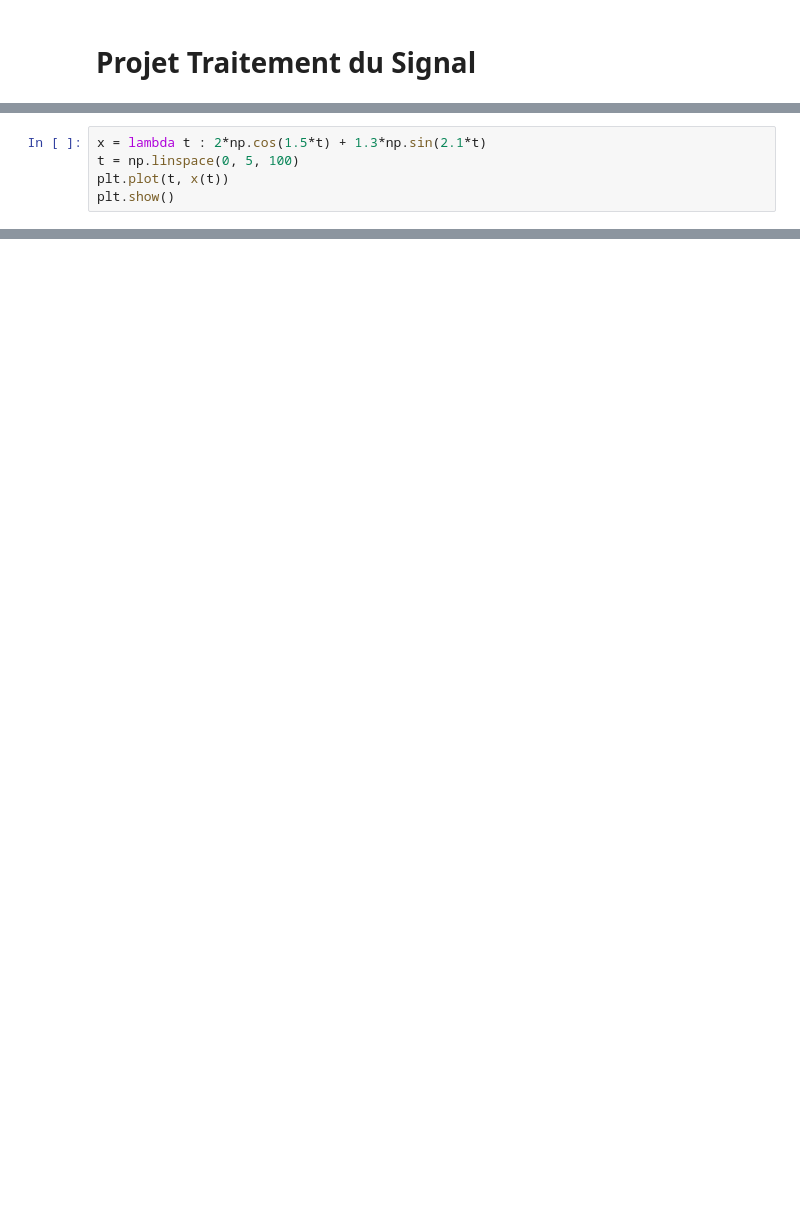
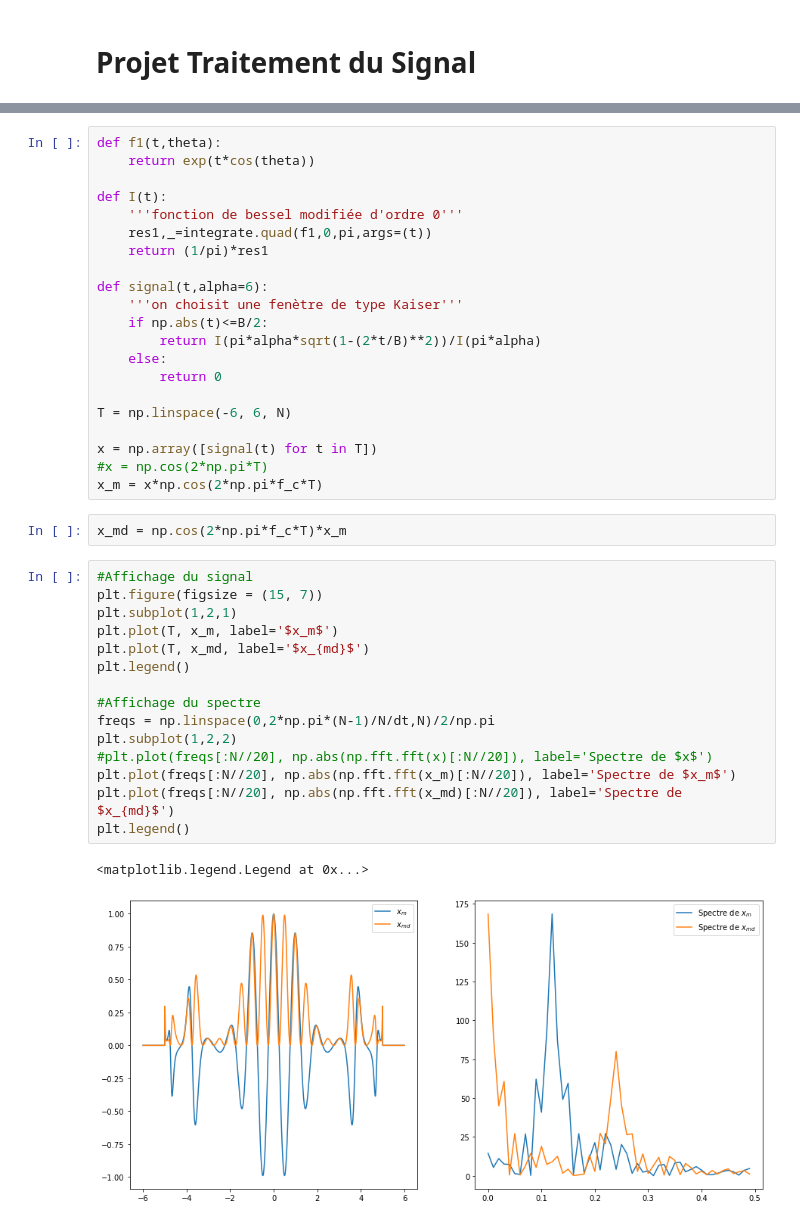
Before and after one commit to jlouard/Projet-Traitement-du-Signal, a Jupyter notebook: julien.ipynb, the cells around one changed output, grey strips where cells are left out. Drawn from its saved outputs; the diff is of its cells as text; blank space fills up the shorter version.

```diff
--- a/julien.ipynb
+++ b/julien.ipynb
@@ -54,5 +2,0 @@
-# %%
-x = lambda t : 2*np.cos(1.5*t) + 1.3*np.sin(2.1*t)
-t = np.linspace(0, 5, 100)
-plt.plot(t, x(t))
-plt.show()
@@ -60,0 +14,41 @@ plt.show()
+# %%
+def f1(t,theta):
+    return exp(t*cos(theta))
+
+def I(t):
+    '''fonction de bessel modifiée d'ordre 0'''
+    res1,_=integrate.quad(f1,0,pi,args=(t))
+    return (1/pi)*res1
+
+def signal(t,alpha=6):
+    '''on choisit une fenètre de type Kaiser'''
+    if np.abs(t)<=B/2:
+        return I(pi*alpha*sqrt(1-(2*t/B)**2))/I(pi*alpha)
+    else:
+        return 0
+
+T = np.linspace(-6, 6, N)
+
+x = np.array([signal(t) for t in T])
+#x = np.cos(2*np.pi*T)
+x_m = x*np.cos(2*np.pi*f_c*T)
+# %%
+x_md = np.cos(2*np.pi*f_c*T)*x_m
+# %%
+#Affichage du signal
+plt.figure(figsize = (15, 7))
+plt.subplot(1,2,1)
+plt.plot(T, x_m, label='$x_m$')
+plt.plot(T, x_md, label='$x_{md}$')
+plt.legend()
+
+#Affichage du spectre
+freqs = np.linspace(0,2*np.pi*(N-1)/N/dt,N)/2/np.pi
+plt.subplot(1,2,2)
+#plt.plot(freqs[:N//20], np.abs(np.fft.fft(x)[:N//20]), label='Spectre de $x$')
+plt.plot(freqs[:N//20], np.abs(np.fft.fft(x_m)[:N//20]), label='Spectre de $x_m$')
+plt.plot(freqs[:N//20], np.abs(np.fft.fft(x_md)[:N//20]), label='Spectre de $x_{md}$')
+plt.legend()
+# %% [output]
+<matplotlib.legend.Legend at 0x...>
+[figure, added]
```
Also changed, not shown: parts of 9 cells of this notebook.
